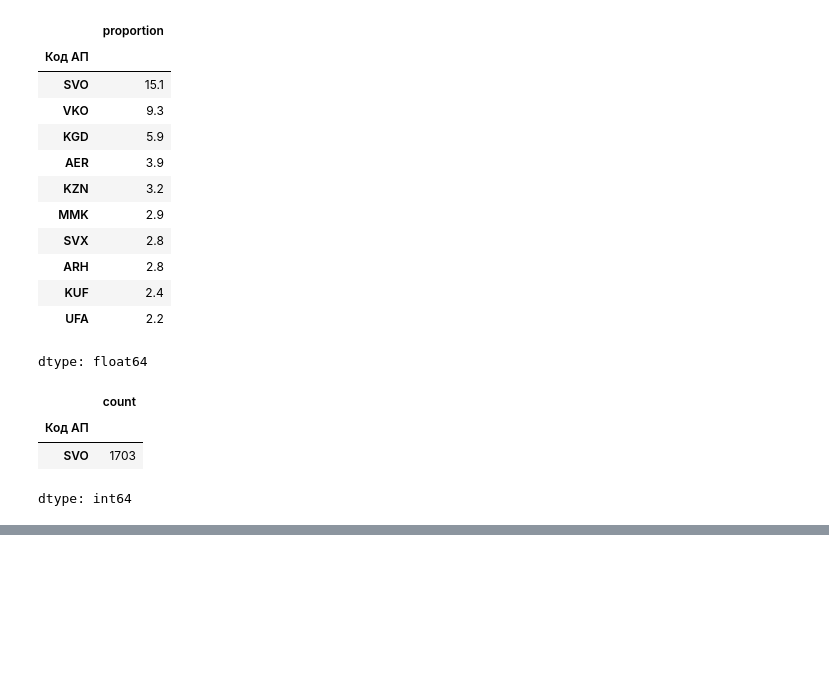
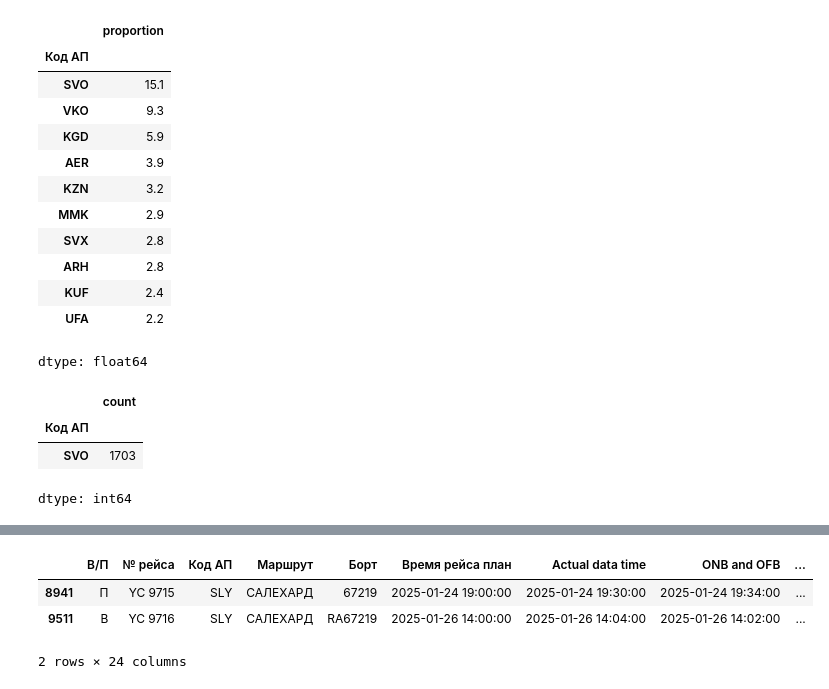
Before and after one commit to affled/LED1703, a Jupyter notebook: request2.ipynb, the cells around one changed output, grey strips where cells are left out. Drawn from its saved outputs; the diff is of its cells as text; code cells hidden in the pictures; blank space fills up the shorter version.

```diff
--- a/request2.ipynb
+++ b/request2.ipynb
@@ -116,0 +132,8 @@ dtype: int64
+# %%
+group = df[((df['Катег'] == 'C') & (df['Маршрут'] == 'САЛЕХАРД'))]
+group.sort_values(by="Baggage Weight", ascending=True)
+# %% [output]
+|  | В/П | № рейса | Код АП | Маршрут | Борт | Время рейса план | Actual data time | ONB and OFB | ... |
+| 8941 | П | YC 9715 | SLY | САЛЕХАРД | 67219 | 2025-01-24 19:00:00 | 2025-01-24 19:30:00 | 2025-01-24 19:34:00 | ... |
+| 9511 | В | YC 9716 | SLY | САЛЕХАРД | RA67219 | 2025-01-26 14:00:00 | 2025-01-26 14:04:00 | 2025-01-26 14:02:00 | ... |
+2 rows × 24 columns
```
Also changed, not shown: parts of 3 cells of this notebook.
